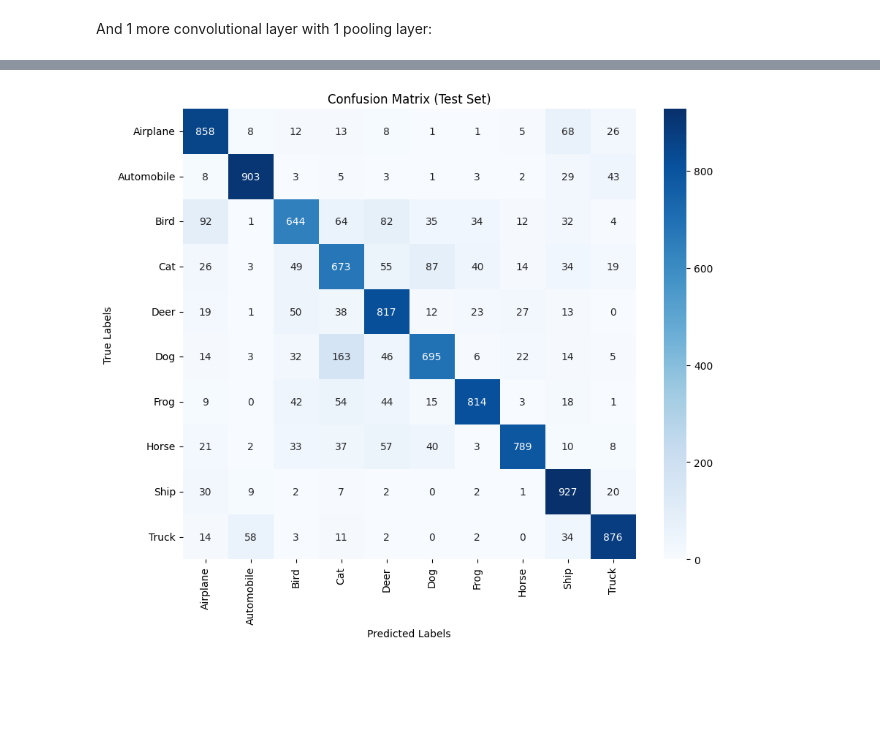
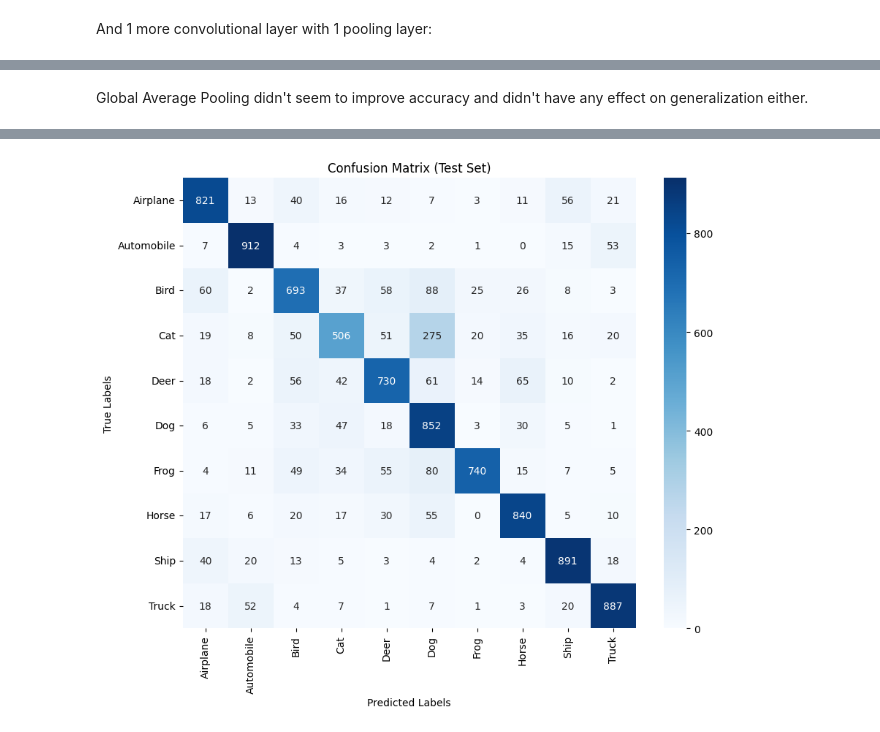
Before and after one commit to zcityuni/IN3063-coursework, a Jupyter notebook: Task2_Part2.ipynb, the cells around one changed output, grey strips where cells are left out. Saved outputs shown, nothing was run; the diff lists cells and outputs as text; code cells hidden in the pictures; blank space fills up the shorter version.

```diff
--- a/Task2_Part2.ipynb
+++ b/Task2_Part2.ipynb
@@ -324,7 +326,7 @@ class CNN_Optimized(nn.Module):
         self.fc1 = nn.Linear(512 * 4 * 4, 512)
         self.fc2 = nn.Linear(512, 256)
         self.fc3 = nn.Linear(256, 10)
-        self.dropout = nn.Dropout(p=0.3)
+        self.dropout = nn.Dropout(p=0.25)
 
     def forward(self, x):
         x = F.relu(self.conv1(x))
@@ -452,5 +528,7 @@ Precision: 0.8746, Recall: 0.8749, F1 Score: 0.8747
+# %% [markdown]
+Global Average Pooling didn't seem to improve accuracy and didn't have any effect on generalization either.
 # %%
-model_optimized_5.eval()
+model_optimized_4.eval()
 running_loss = 0.0
 correct = 0
 total = 0
@@ -462,7 +540,7 @@ with torch.no_grad():
     for images, labels in test_loader:
         images, labels = images.to(device), labels.to(device)
         labels = labels.squeeze(1)
-        outputs = model_optimized_5(images)
+        outputs = model_optimized_4(images)
         loss = criterion(outputs, labels)
 
         running_loss += loss.item()
@@ -494 +572 @@ Precision: 0.8028, Recall: 0.7996, F1 Score: 0.7991
-[figure, old version]
+[figure, new version]
```
Also changed, not shown: parts of 14 cells of this notebook.
